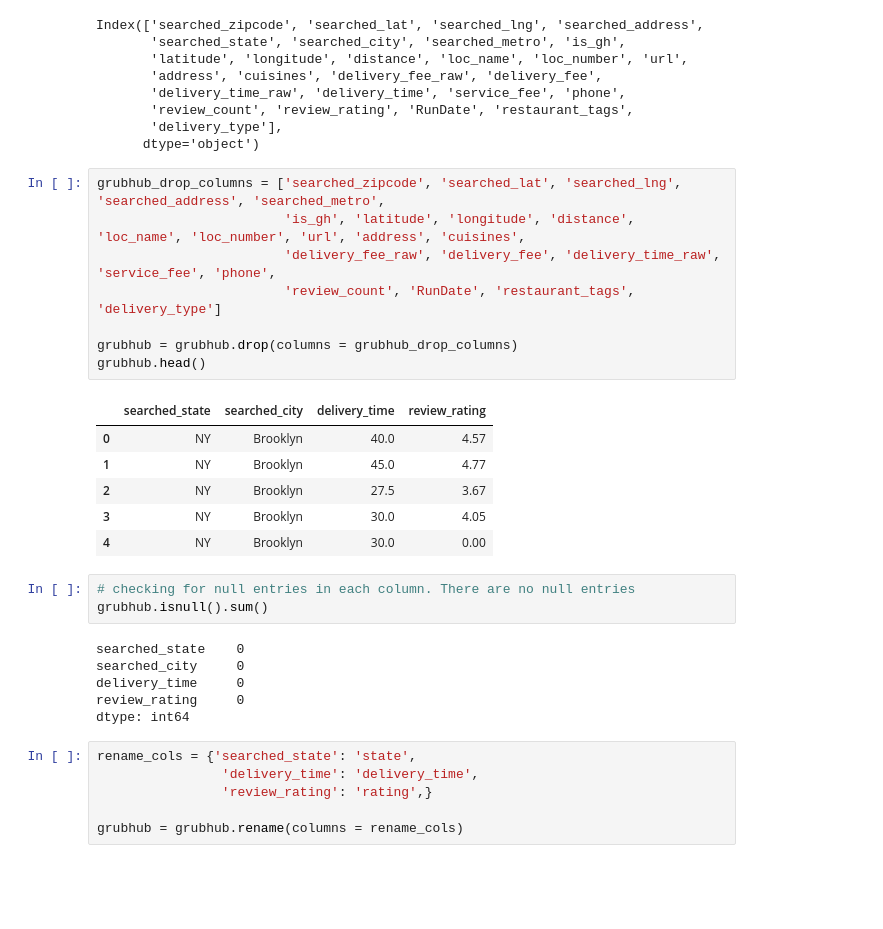
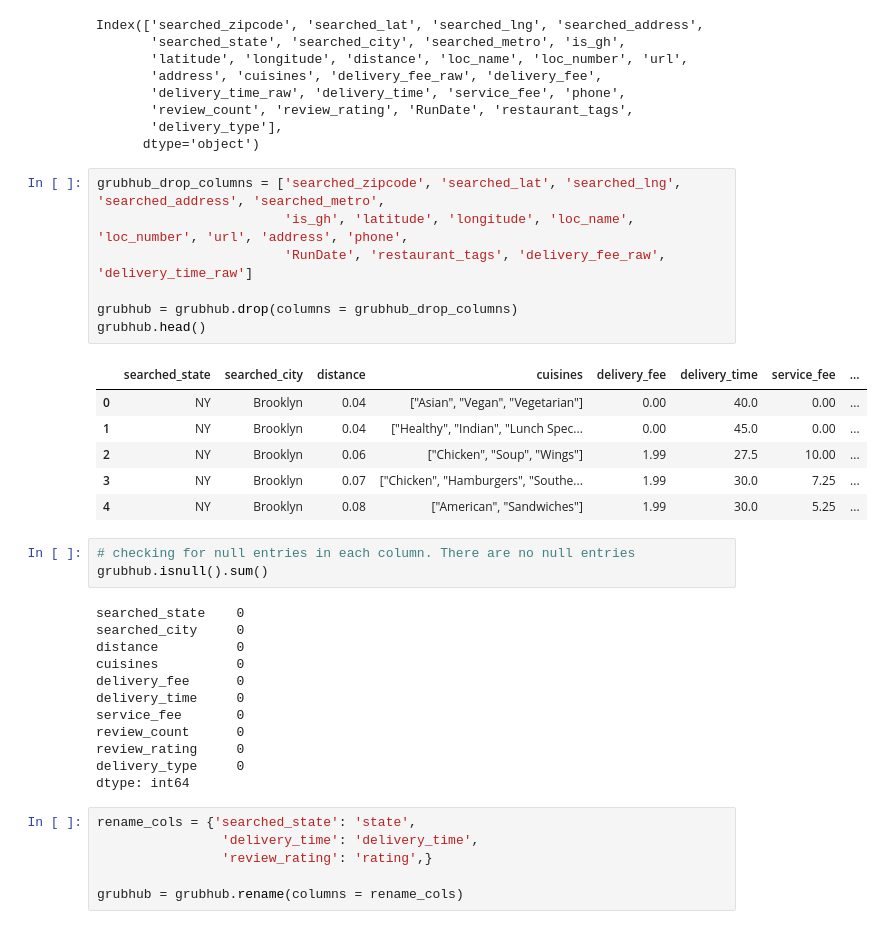
Before and after one commit to COGS108/Group111_WI26, a Jupyter notebook: 02-EDACheckpoint.ipynb, the cells around one changed output. Saved outputs shown, nothing was run; the diff lists cells and outputs as text; blank space fills up the shorter version.

```diff
--- a/02-EDACheckpoint.ipynb
+++ b/02-EDACheckpoint.ipynb
@@ -279,27 +282,32 @@ Index(['searched_zipcode', 'searched_lat', 'searched_lng', 'searched_address',
       dtype='object')
 # %%
 grubhub_drop_columns = ['searched_zipcode', 'searched_lat', 'searched_lng', 'searched_address', 'searched_metro',
-                        'is_gh', 'latitude', 'longitude', 'distance', 'loc_name', 'loc_number', 'url', 'address', 'cuisines',
-                        'delivery_fee_raw', 'delivery_fee', 'delivery_time_raw', 'service_fee', 'phone',
-                        'review_count', 'RunDate', 'restaurant_tags', 'delivery_type']
+                        'is_gh', 'latitude', 'longitude', 'loc_name', 'loc_number', 'url', 'address', 'phone',
+                        'RunDate', 'restaurant_tags', 'delivery_fee_raw', 'delivery_time_raw']
 
 grubhub = grubhub.drop(columns = grubhub_drop_columns)
 grubhub.head()
 # %% [output]
-|  | searched_state | searched_city | delivery_time | review_rating |
-| 0 | NY | Brooklyn | 40.0 | 4.57 |
-| 1 | NY | Brooklyn | 45.0 | 4.77 |
-| 2 | NY | Brooklyn | 27.5 | 3.67 |
-| 3 | NY | Brooklyn | 30.0 | 4.05 |
-| 4 | NY | Brooklyn | 30.0 | 0.00 |
+|  | searched_state | searched_city | distance | cuisines | delivery_fee | delivery_time | service_fee | ... |
+| 0 | NY | Brooklyn | 0.04 | ["Asian", "Vegan", "Vegetarian"] | 0.00 | 40.0 | 0.00 | ... |
+| 1 | NY | Brooklyn | 0.04 | ["Healthy", "Indian", "Lunch Spec... | 0.00 | 45.0 | 0.00 | ... |
+| 2 | NY | Brooklyn | 0.06 | ["Chicken", "Soup", "Wings"] | 1.99 | 27.5 | 10.00 | ... |
+| 3 | NY | Brooklyn | 0.07 | ["Chicken", "Hamburgers", "Southe... | 1.99 | 30.0 | 7.25 | ... |
+| 4 | NY | Brooklyn | 0.08 | ["American", "Sandwiches"] | 1.99 | 30.0 | 5.25 | ... |
 # %%
 # checking for null entries in each column. There are no null entries
 grubhub.isnull().sum()
 # %% [output]
 searched_state    0
 searched_city     0
+distance          0
+cuisines          0
+delivery_fee      0
 delivery_time     0
+service_fee       0
+review_count      0
 review_rating     0
+delivery_type     0
 dtype: int64
 # %%
 rename_cols = {'searched_state': 'state',
```
Also changed, not shown: parts of 20 cells of this notebook.
